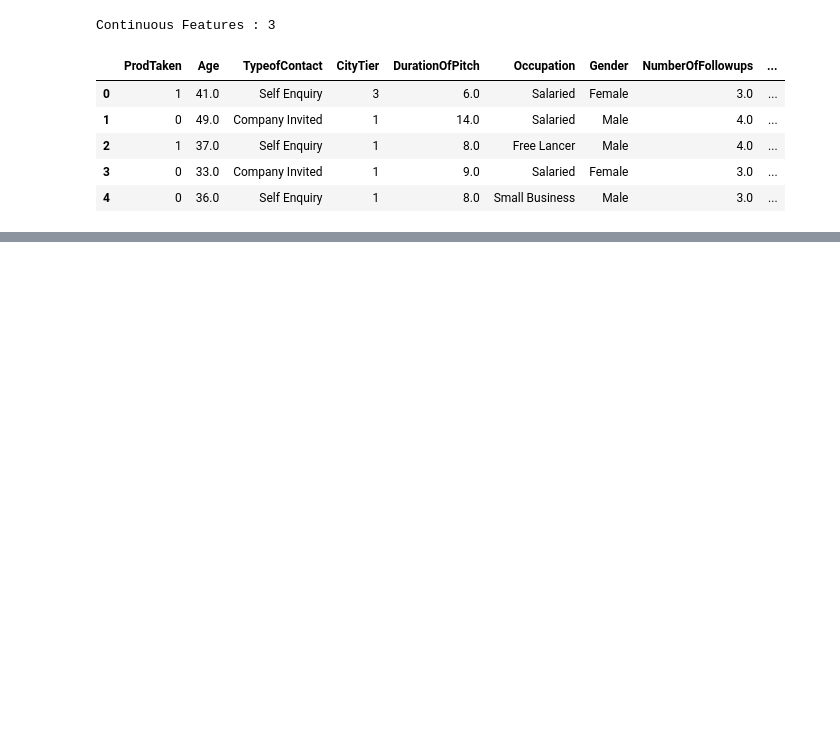
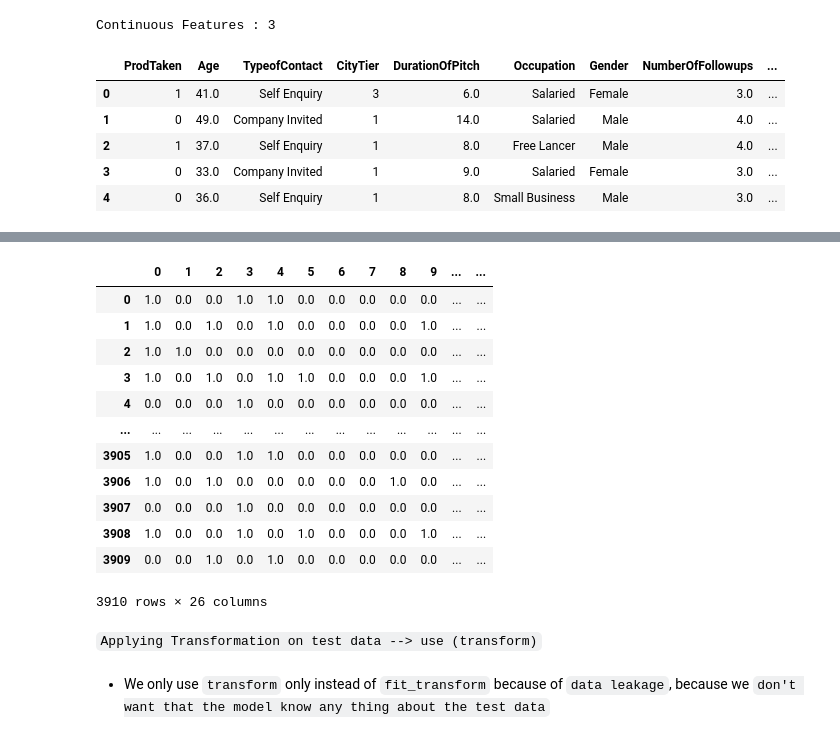
Before and after one commit to ShoaibMuhammad123/Specialization, a Jupyter notebook: 4. Machine Learning/09. RandomForest/01. RandomForest Implimentation.ipynb, the cells around one changed output, grey strips where cells are left out. Saved outputs shown, nothing was run; the diff lists cells and outputs as text; code cells hidden in the pictures; blank space fills up the shorter version.

```diff
--- a/4. Machine Learning/09. RandomForest/01. RandomForest Implimentation.ipynb
+++ b/4. Machine Learning/09. RandomForest/01. RandomForest Implimentation.ipynb
@@ -357,0 +362,7 @@ df.head()
+# %%
+### Before we convert we need to do train test split
+from sklearn.model_selection import train_test_split
+
+# Independent features are
+X = df.drop(['ProdTaken'],axis=1)
+y = df['ProdTaken']
@@ -357,0 +394,4 @@ df.head()
+# %%
+X_train,X_test,y_train,y_test = train_test_split(X,y, test_size=.2,random_state=42)
+
+X_train.shape,X_test.shape
@@ -357,0 +400,18 @@ df.head()
+# %%
+## Creating Column transformer with 3 types of transformers
+
+cat_features = X.select_dtypes(include='object').columns
+num_features = X.select_dtypes(exclude='object').columns
+
+from sklearn.preprocessing import OneHotEncoder,StandardScaler
+from sklearn.compose import ColumnTransformer
+
+numeric_transformer = StandardScaler()
+oh_transformer = OneHotEncoder(drop='first')
+
+preprocessor = ColumnTransformer(
+    [
+        ('OneHotEncoder',oh_transformer,cat_features),
+        ('StandardScaler',numeric_transformer,num_features)
+    ]
+)
@@ -357,0 +434,4 @@ df.head()
+# %%
+## Applying Transformation on Training dataset--> use (fit_transform)
+X_train = preprocessor.fit_transform(X_train)
+X_train
@@ -357,0 +452,19 @@ df.head()
+# %%
+### checking in dataframe form
+pd.DataFrame(X_train)
+# %% [output]
+|  | 0 | 1 | 2 | 3 | 4 | 5 | 6 | 7 | 8 | 9 | ... | ... |
+| 0 | 1.0 | 0.0 | 0.0 | 1.0 | 1.0 | 0.0 | 0.0 | 0.0 | 0.0 | 0.0 | ... | ... |
+| 1 | 1.0 | 0.0 | 1.0 | 0.0 | 1.0 | 0.0 | 0.0 | 0.0 | 0.0 | 1.0 | ... | ... |
+| 2 | 1.0 | 1.0 | 0.0 | 0.0 | 0.0 | 0.0 | 0.0 | 0.0 | 0.0 | 0.0 | ... | ... |
+| 3 | 1.0 | 0.0 | 1.0 | 0.0 | 1.0 | 1.0 | 0.0 | 0.0 | 0.0 | 1.0 | ... | ... |
+| 4 | 0.0 | 0.0 | 0.0 | 1.0 | 0.0 | 0.0 | 0.0 | 0.0 | 0.0 | 0.0 | ... | ... |
+| ... | ... | ... | ... | ... | ... | ... | ... | ... | ... | ... | ... | ... |
+| 3905 | 1.0 | 0.0 | 0.0 | 1.0 | 1.0 | 0.0 | 0.0 | 0.0 | 0.0 | 0.0 | ... | ... |
+| 3906 | 1.0 | 0.0 | 1.0 | 0.0 | 0.0 | 0.0 | 0.0 | 0.0 | 1.0 | 0.0 | ... | ... |
+| 3907 | 0.0 | 0.0 | 0.0 | 1.0 | 0.0 | 0.0 | 0.0 | 0.0 | 0.0 | 0.0 | ... | ... |
+| 3908 | 1.0 | 0.0 | 0.0 | 1.0 | 0.0 | 1.0 | 0.0 | 0.0 | 0.0 | 1.0 | ... | ... |
+| 3909 | 0.0 | 0.0 | 1.0 | 0.0 | 1.0 | 0.0 | 0.0 | 0.0 | 0.0 | 0.0 | ... | ... |
+3910 rows × 26 columns
+# %% [markdown]
+`Applying Transformation on test data --> use (transform)`
@@ -357,0 +474,2 @@ df.head()
+# %% [markdown]
+* We only use `transform` only instead of `fit_transform` because of `data leakage`, because we `don't want that the model know any thing about the test data`
```
Also changed, not shown: parts of 30 cells of this notebook, 1 other file.
